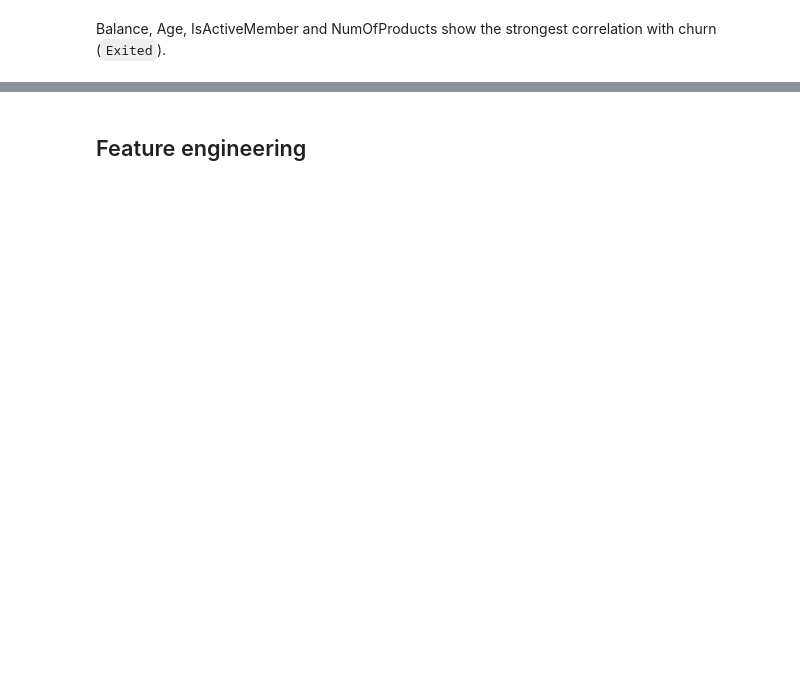
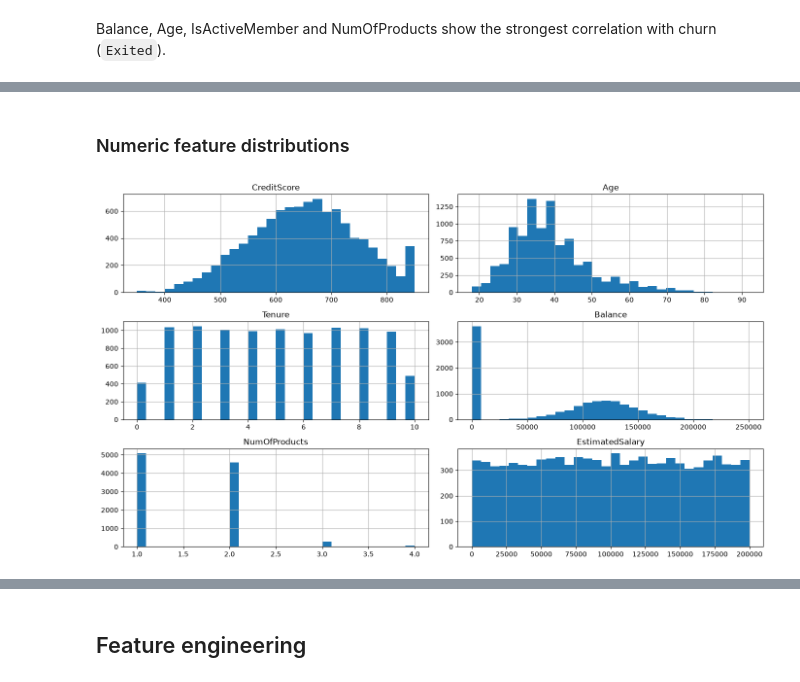
Before and after one commit to Sobhin12/Churn_Prediction, a Jupyter notebook: analysis.ipynb, the cells around one changed output, grey strips where cells are left out. Drawn from its saved outputs; the diff is of its cells as text; code cells hidden in the pictures; blank space fills up the shorter version.

```diff
--- a/analysis.ipynb
+++ b/analysis.ipynb
@@ -37,0 +118,9 @@ Balance, Age, IsActiveMember and NumOfProducts show the strongest correlation wi
+# %% [markdown]
+### Numeric feature distributions
+# %%
+numeric_cols = ['CreditScore', 'Age', 'Tenure', 'Balance', 'NumOfProducts', 'EstimatedSalary']
+df[numeric_cols].hist(bins=30, figsize=(14, 8))
+plt.tight_layout()
+plt.show()
+# %% [output]
+[figure, added]
```
Also changed, not shown: parts of 31 cells of this notebook.
